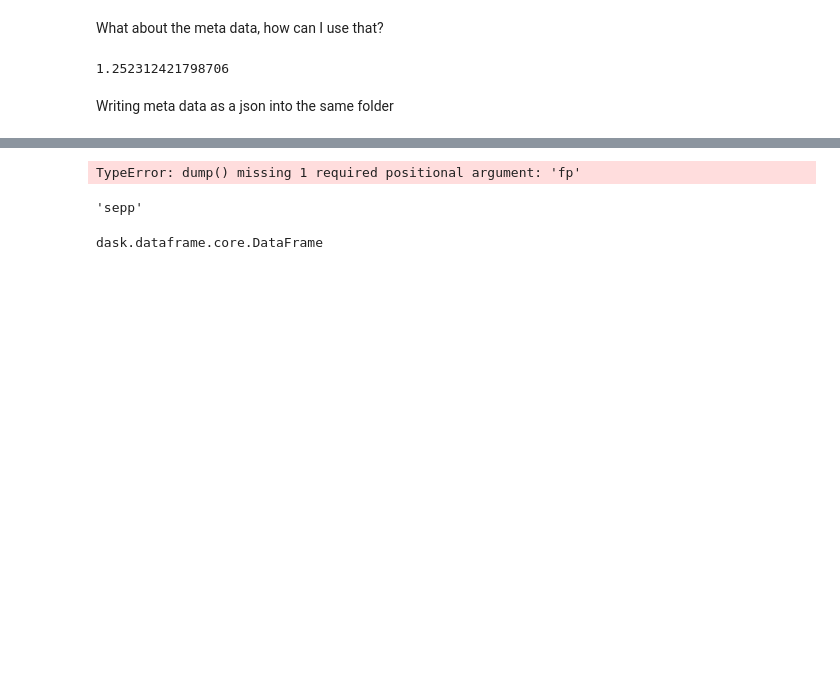
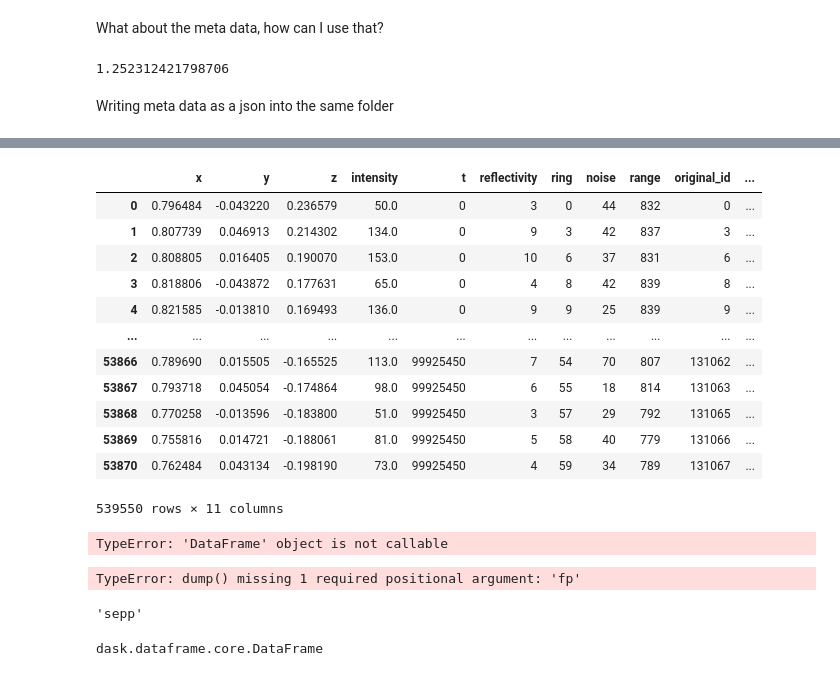
Before and after one commit to virtual-vehicle/pointcloudset, a Jupyter notebook: notebooks/dask_test.ipynb, the cells around one changed output, grey strips where cells are left out. Cells and saved outputs as stored; diff of their text form; code cells hidden in the pictures; blank space fills up the shorter version.

Commit message:
before test with delayed

```diff
--- a/notebooks/dask_test.ipynb
+++ b/notebooks/dask_test.ipynb
@@ -76,7 +74,7 @@ def dataframe_from_message(
         frame_df = frame_df.reset_index(drop=True)
     return frame_df
 # %%
-lazy_dataframes = read_bag(bagfile_bag, 0, 200, False, "/os1_cloud_node/points")
+lazy_dataframes = read_bag(bagfile_bag, 0, 10, False, "/os1_cloud_node/points")
 # %%
 test = dd.from_delayed(lazy_dataframes)
 # %%
@@ -143,3 +141,14 @@ test2.x.max().compute()
 1.252312421798706
 # %% [markdown]
 Writing meta data as a json into the same folder
+# %%
+def pipeline(df: pd.DataFrame, partition_info=None):
+    frame_number = partition_info["number"]
+    df = df.reset_index(drop=True)
+    df["frame_number"] = frame_number
+    frame = lidar.Frame.from_instance("dataframe", df)
+    frame = frame.limit("x", 0,1)
+    df = frame.data
+    return pd.DataFrame()
+# %%
+res = test.map_partitions(pipeline).compute()
@@ -145,0 +175,16 @@ Writing meta data as a json into the same folder
+# %%
+res
+# %% [output]
+|  | x | y | z | intensity | t | reflectivity | ring | noise | range | original_id | ... |
+| 0 | 0.796484 | -0.043220 | 0.236579 | 50.0 | 0 | 3 | 0 | 44 | 832 | 0 | ... |
+| 1 | 0.807739 | 0.046913 | 0.214302 | 134.0 | 0 | 9 | 3 | 42 | 837 | 3 | ... |
+| 2 | 0.808805 | 0.016405 | 0.190070 | 153.0 | 0 | 10 | 6 | 37 | 831 | 6 | ... |
+| 3 | 0.818806 | -0.043872 | 0.177631 | 65.0 | 0 | 4 | 8 | 42 | 839 | 8 | ... |
+| 4 | 0.821585 | -0.013810 | 0.169493 | 136.0 | 0 | 9 | 9 | 25 | 839 | 9 | ... |
+| ... | ... | ... | ... | ... | ... | ... | ... | ... | ... | ... | ... |
+| 53866 | 0.789690 | 0.015505 | -0.165525 | 113.0 | 99925450 | 7 | 54 | 70 | 807 | 131062 | ... |
+| 53867 | 0.793718 | 0.045054 | -0.174864 | 98.0 | 99925450 | 6 | 55 | 18 | 814 | 131063 | ... |
+| 53868 | 0.770258 | -0.013596 | -0.183800 | 51.0 | 99925450 | 3 | 57 | 29 | 792 | 131065 | ... |
+| 53869 | 0.755816 | 0.014721 | -0.188061 | 81.0 | 99925450 | 5 | 58 | 40 | 779 | 131066 | ... |
+| 53870 | 0.762484 | 0.043134 | -0.198190 | 73.0 | 99925450 | 4 | 59 | 34 | 789 | 131067 | ... |
+539550 rows × 11 columns
@@ -146,3 +198,7 @@ Writing meta data as a json into the same folder
+# %%
+test4(len).compute()
+# %% [output]
+TypeError: 'DataFrame' object is not callable
 # %%
 meta = {"oring_file": "sepp", "timestamps": [234234.234234, 234234.22234]}
 # %%
```
Also changed, not shown: parts of 34 cells of this notebook, 1 other file.
